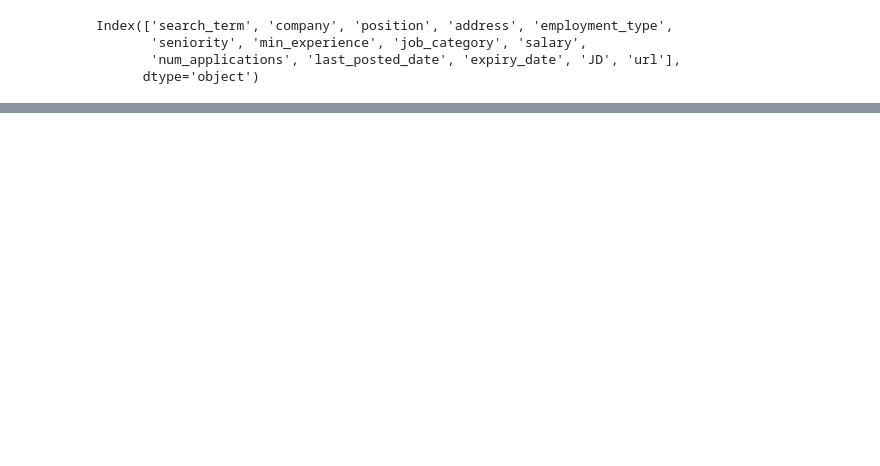
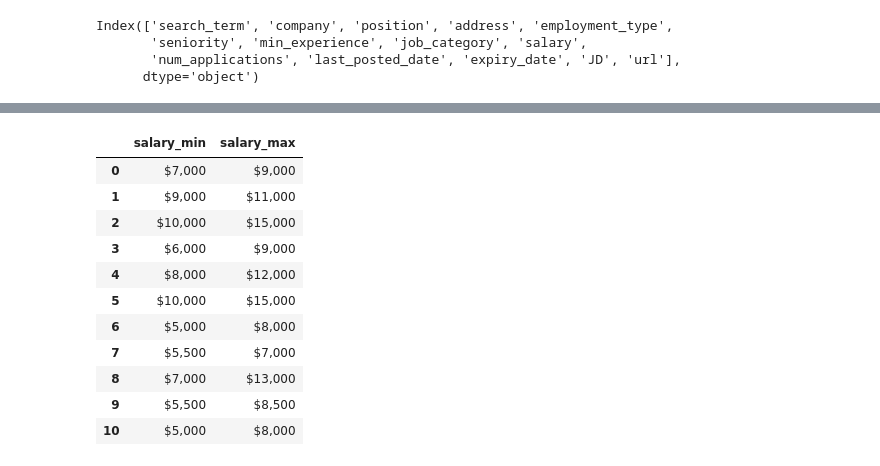
Before and after one commit to ChngYuanLongRandy/Webscrape, a Jupyter notebook: Career_Future/eda.ipynb, the cells around one changed output, grey strips where cells are left out. Drawn from its saved outputs; the diff is of its cells as text; code cells hidden in the pictures; blank space fills up the shorter version.

```diff
--- a/Career_Future/eda.ipynb
+++ b/Career_Future/eda.ipynb
@@ -77,0 +149,15 @@ Name: search_term, dtype: int64
+# %%
+df.loc[:10,'salary'].str.split('to', expand= True).rename(columns={0:'salary_min',1:'salary_max'})
+# %% [output]
+|  | salary_min | salary_max |
+| 0 | $7,000 | $9,000 |
+| 1 | $9,000 | $11,000 |
+| 2 | $10,000 | $15,000 |
+| 3 | $6,000 | $9,000 |
+| 4 | $8,000 | $12,000 |
+| 5 | $10,000 | $15,000 |
+| 6 | $5,000 | $8,000 |
+| 7 | $5,500 | $7,000 |
+| 8 | $7,000 | $13,000 |
+| 9 | $5,500 | $8,500 |
+| 10 | $5,000 | $8,000 |
```
Also changed, not shown: parts of 23 cells of this notebook.
